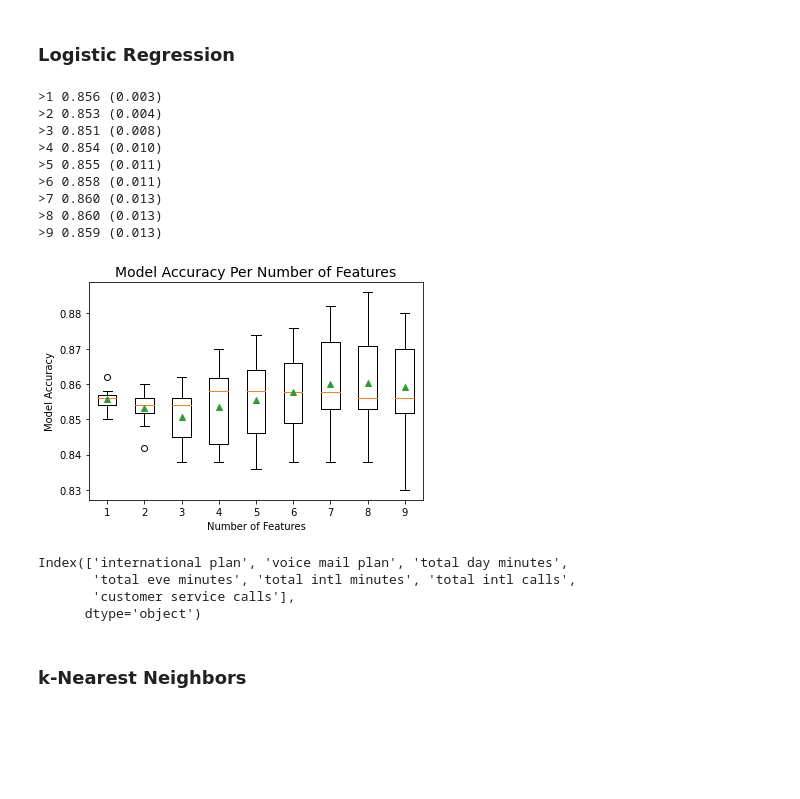
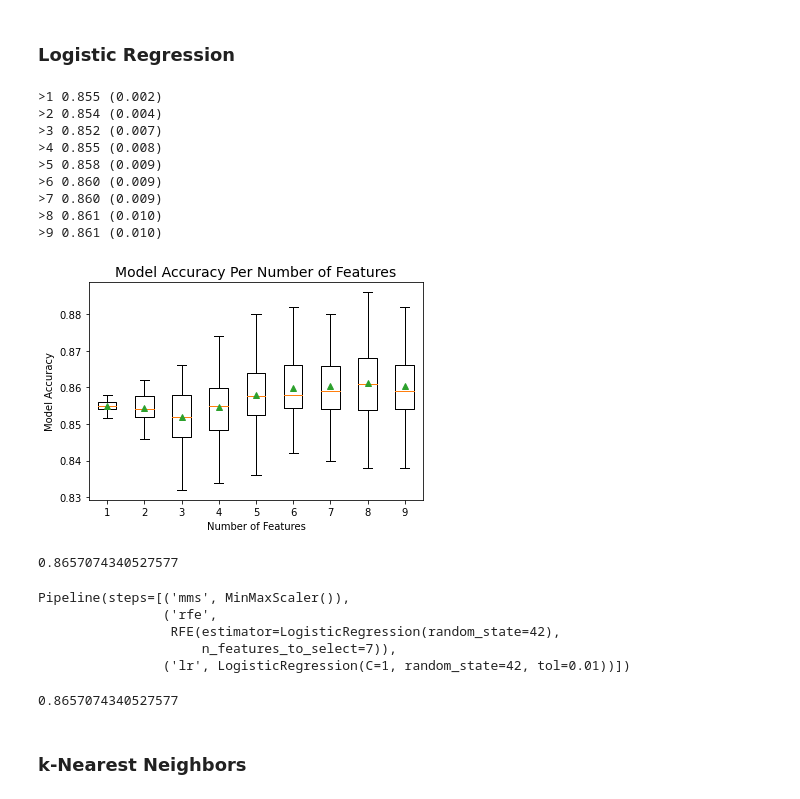
Before and after one commit to Sombrero7/project3, a Jupyter notebook: final_notebook.ipynb, the cells around one changed output. Saved outputs shown, nothing was run; the diff lists cells and outputs as text; code cells hidden in the pictures; blank space fills up the shorter version.

Commit message:
adding several primary iteration models to remote

```diff
--- a/final_notebook.ipynb
+++ b/final_notebook.ipynb
@@ -144,10 +145,11 @@ df = df.drop(['number vmail messages','total day charge','total eve charge',
 # %%
 state_dummies = pd.get_dummies(df['state'], drop_first=True)
 df = df.drop('state', axis=1)
-df = pd.concat([df, state_dummies], axis=1)
+logreg_df = pd.concat([df, state_dummies], axis=1)
 # %%
 from sklearn.model_selection import train_test_split
 from sklearn.preprocessing import StandardScaler
+from sklearn.preprocessing import MinMaxScaler
 
 X_cols = df.drop(['churn'], axis=1).columns
 y_cols = ['churn']
@@ -157,12 +159,8 @@ y = df['churn']
 
 X_train, X_test, y_train, y_test = train_test_split(X, y, stratify=y, random_state=42)
 
-ss = StandardScaler()
-X_train_scaled = ss.fit_transform(X_train)
-X_test_scaled = ss.transform(X_test)
-
-X_train_df = pd.DataFrame(X_train_scaled, columns=X_cols)
-X_test_df = pd.DataFrame(X_test_scaled, columns=X_cols)
+X_train_df = pd.DataFrame(X_train, columns=X_cols)
+X_test_df = pd.DataFrame(X_test, columns=X_cols)
 
 y_train_df = pd.DataFrame(y_train, columns=y_cols)
 y_test_df = pd.DataFrame(y_test, columns=y_cols)
@@ -172,13 +180,10 @@ y_test_df = pd.DataFrame(y_test, columns=y_cols)
 # %% [markdown]
 ### Baseline Model
 # %%
-from sklearn.dummy import DummyClassifier
-from sklearn.model_selection import cross_val_score
-
 dummy = DummyClassifier(strategy='most_frequent', random_state=42)
 dummy.fit(X_train_df, y_train_df)
-cv_mean = cross_val_score(dummy, X_train_df, y_train_df)
-cv_mean
+cv = cross_val_score(dummy, X_train_df, y_train_df)
+cv
 # %% [output]
 array([0.856     , 0.856     , 0.854     , 0.854     , 0.85571142])
 # %%
@@ -188,59 +193,53 @@ round(dummy.score(X_test_df, y_test_df), 3)
 # %% [markdown]
 ### Logistic Regression
 # %%
-from sklearn.linear_model import LogisticRegression
-from sklearn.model_selection import RepeatedStratifiedKFold
-from sklearn.feature_selection import RFE
-from sklearn.pipeline import Pipeline
-
 # get a list of models to evaluate
 def get_models(model):
     models = dict()
     for i in range(1, 10):
         rfe = RFE(estimator=model, n_features_to_select=i)
         model = model
         models[str(i)] = Pipeline(steps=[('s',rfe),('m',model)])
     return models
 
 # evaluate a give model using cross-validation
 def evaluate_model(model, X, y):
-    cv = RepeatedStratifiedKFold(n_splits=5, n_repeats=3, random_state=42)
+    cv = RepeatedStratifiedKFold(n_splits=5, n_repeats=10, random_state=42)
     scores = cross_val_score(model, X, y, scoring='accuracy', cv=cv, n_jobs=-1)
     return scores
 
 # get the models to evaluate
 models = get_models(LogisticRegression(random_state=42))
+
 # evaluate the models and store results
 results, names = list(), list()
+
 for name, model in models.items():
     scores = evaluate_model(model, X_train_df, y_train_df)
     results.append(scores)
     names.append(name)
     print('>%s %.3f (%.3f)' % (name, np.mean(scores), np.std(scores)))
+
 # plot model performance for comparison
 plt.boxplot(results, labels=names, showmeans=True)
 plt.xlabel('Number of Features')
 plt.ylabel('Model Accuracy')
 plt.title('Model Accuracy Per Number of Features', fontsize=14)
 plt.show()
 # %% [output]
->1 0.856 (0.003)
->2 0.853 (0.004)
->3 0.851 (0.008)
->4 0.854 (0.010)
->5 0.855 (0.011)
->6 0.858 (0.011)
->7 0.860 (0.013)
->8 0.860 (0.013)
->9 0.859 (0.013)
+>1 0.855 (0.002)
+>2 0.854 (0.004)
+>3 0.852 (0.007)
+>4 0.855 (0.008)
+>5 0.858 (0.009)
+>6 0.860 (0.009)
+>7 0.860 (0.009)
+>8 0.861 (0.010)
+>9 0.861 (0.010)
-[figure, old version]
+[figure, new version]
 # %%
-rfe = RFE(estimator=LogisticRegression(), n_features_to_select=7)
+rfe = RFE(estimator=LogisticRegression(random_state=42), n_features_to_select=7)
 rfe.fit(X_train_df, y_train)
-support = rfe.support_
-X_cols[support]
+rfe.score(X_test_df, y_test_df)
 # %% [output]
-Index(['international plan', 'voice mail plan', 'total day minutes',
-       'total eve minutes', 'total intl minutes', 'total intl calls',
-       'customer service calls'],
-      dtype='object')
+0.8657074340527577
@@ -247,3 +255,17 @@ Index(['international plan', 'voice mail plan', 'total day minutes',
+# %%
+lr_gs = GridSearchCV(estimator=lr_pipe, param_grid=lr_grid)
+lr_gs.fit(X_train, y_train)
+lr_gs.best_estimator_
+# %% [output]
+Pipeline(steps=[('mms', MinMaxScaler()),
+                ('rfe',
+                 RFE(estimator=LogisticRegression(random_state=42),
+                     n_features_to_select=7)),
+                ('lr', LogisticRegression(C=1, random_state=42, tol=0.01))])
+# %%
+lr_gs.score(X_test, y_test)
+# %% [output]
+0.8657074340527577
 # %% [markdown]
 ### k-Nearest Neighbors
 # %%
```
Also changed, not shown: parts of 14 cells of this notebook.
